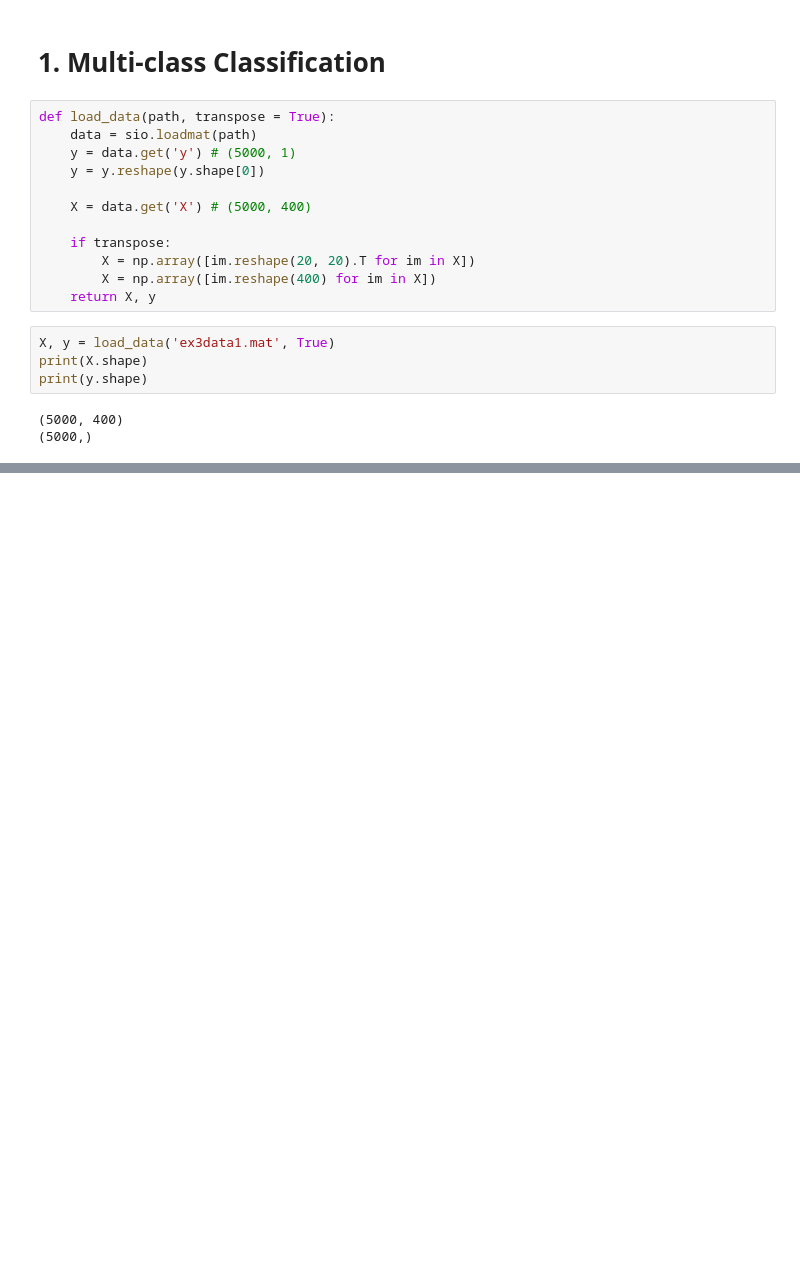
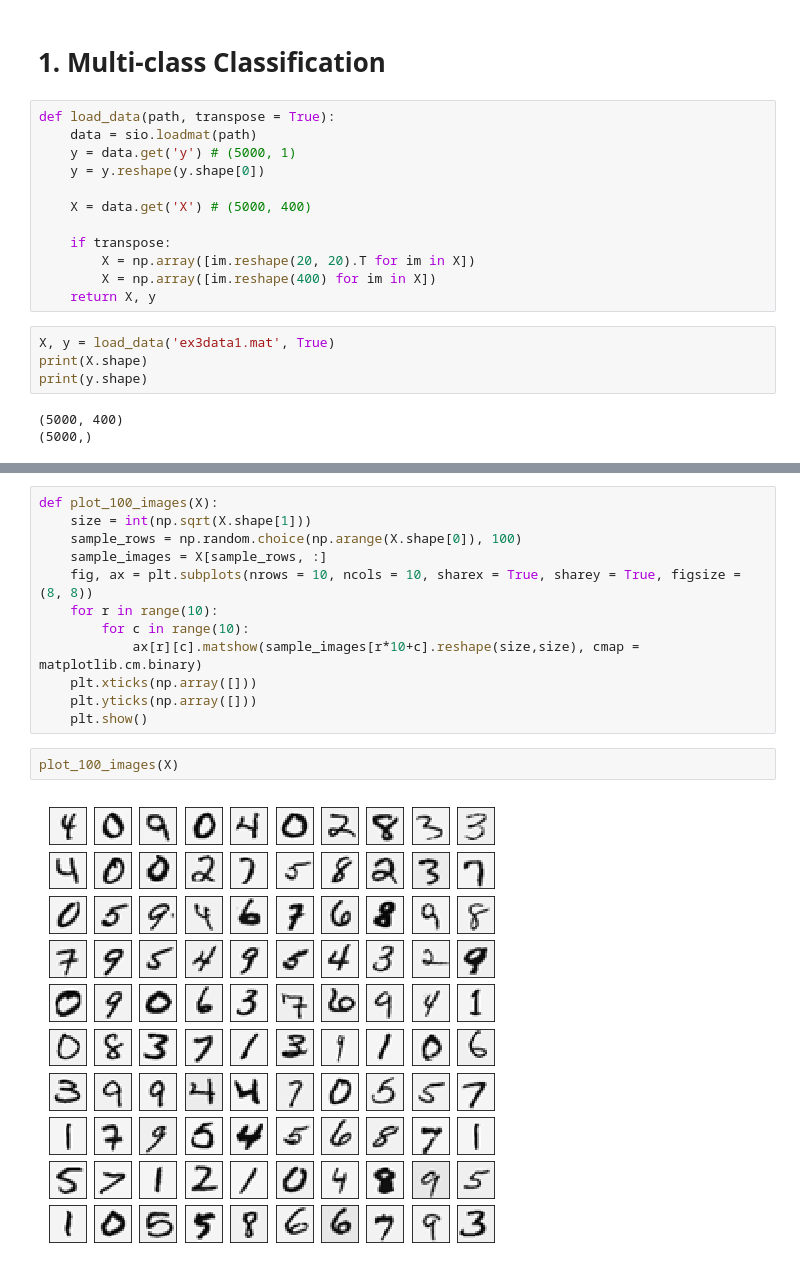
Before and after one commit to jiankang-star/Coursera-ML-AndrewNg-Notes, a Jupyter notebook: code/ex3-neural network/wjk_neural_network_v1.ipynb, the cells around one changed output, grey strips where cells are left out. Cells and saved outputs as stored; diff of their text form; blank space fills up the shorter version.

```diff
--- a/code/ex3-neural network/wjk_neural_network_v1.ipynb
+++ b/code/ex3-neural network/wjk_neural_network_v1.ipynb
@@ -34,0 +45,16 @@ print(y.shape)
+# %%
+def plot_100_images(X):
+    size = int(np.sqrt(X.shape[1]))
+    sample_rows = np.random.choice(np.arange(X.shape[0]), 100)
+    sample_images = X[sample_rows, :]
+    fig, ax = plt.subplots(nrows = 10, ncols = 10, sharex = True, sharey = True, figsize = (8, 8))
+    for r in range(10):
+        for c in range(10):
+            ax[r][c].matshow(sample_images[r*10+c].reshape(size,size), cmap = matplotlib.cm.binary)
+    plt.xticks(np.array([]))
+    plt.yticks(np.array([]))
+    plt.show()
+# %%
+plot_100_images(X)
+# %% [output]
+[figure, added]
```
Also changed, not shown: parts of 46 cells of this notebook.
